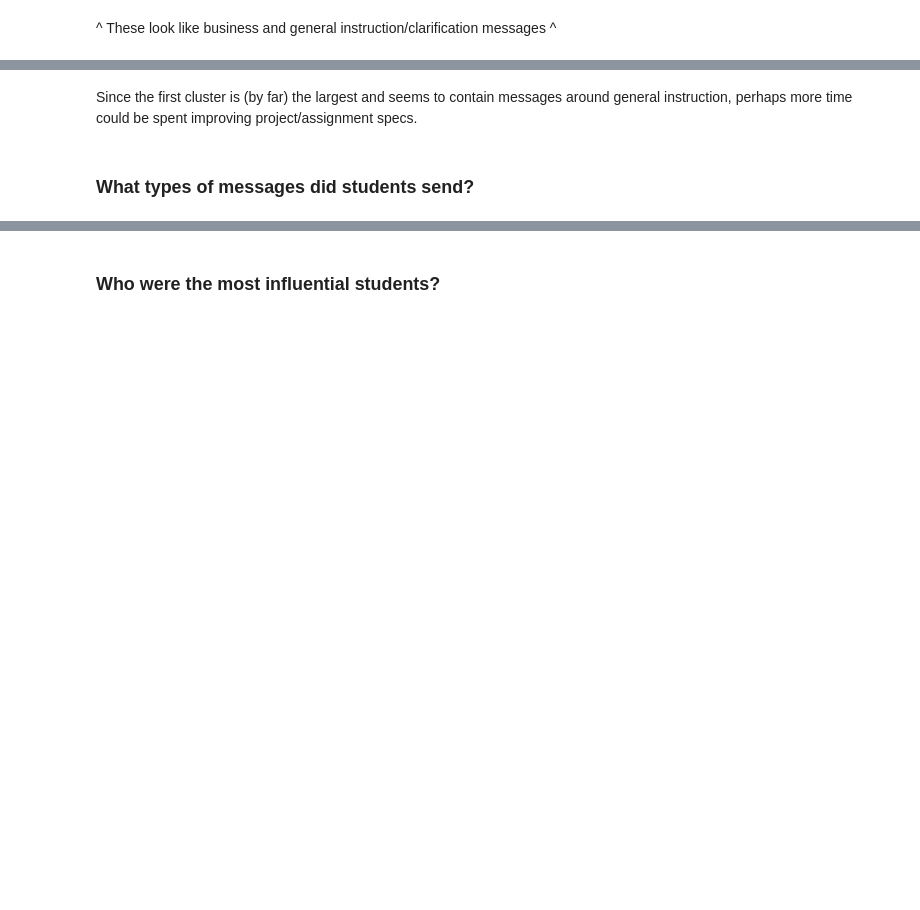
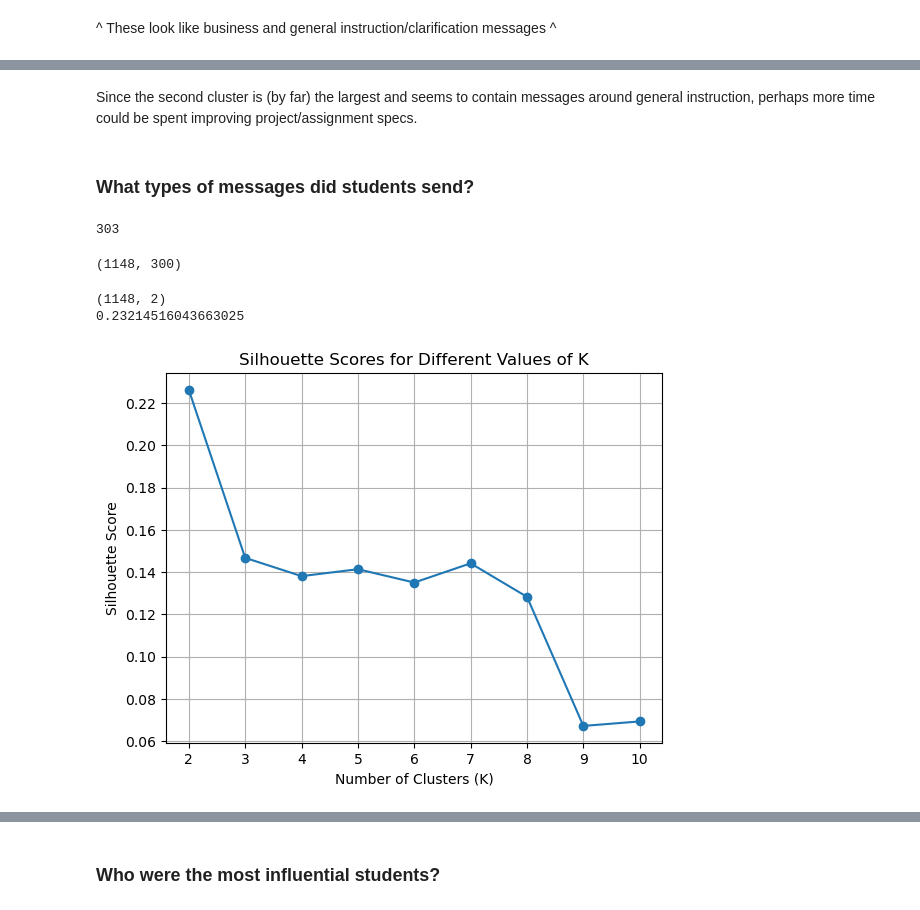
Before and after one commit to ethanp55/network_science, a Jupyter notebook: final_project.ipynb, the cells around one changed output, grey strips where cells are left out. Saved outputs shown, nothing was run; the diff lists cells and outputs as text; code cells hidden in the pictures; blank space fills up the shorter version.

```diff
--- a/final_project.ipynb
+++ b/final_project.ipynb
@@ -664,4 +665,32 @@ print(len(ta_0_messages_by_cluster[0]), len(ta_0_messages_by_cluster[1]))
 # %% [markdown]
-Since the first cluster is (by far) the largest and seems to contain messages around general instruction, perhaps more time could be spent improving project/assignment specs.
+Since the second cluster is (by far) the largest and seems to contain messages around general instruction, perhaps more time could be spent improving project/assignment specs.
 # %% [markdown]
 ### What types of messages did students send?
+# %%
+student_nodes = set()
+
+for _, row in nodes_data[['node', 'value']].iterrows():
+    node_id, node_value = row['node'], row['value']
+    if node_value == 'Student':
+        student_nodes.add(node_id)
+# %% [output]
+303
+# %%
+student_messages = [message for message in edges_data[edges_data['source'].isin(student_nodes)]['content'] if isinstance(message, str)]
+student_messages_embeddings = np.array([vectorize_message(nlp, message) for message in student_messages])
+assert len(student_messages) == len(student_messages_embeddings)
+student_messages_embeddings.shape
+# %% [output]
+(1148, 300)
+# %%
+pca = PCA(n_components=2)
+student_messages_embeddings_compressed = pca.fit_transform(student_messages_embeddings)
+print(student_messages_embeddings_compressed.shape)
+print(sum(pca.explained_variance_ratio_))
+# %% [output]
+(1148, 2)
+0.23214516043663025
+# %%
+k = find_optimal_k(student_messages_embeddings, show_plot=True)
+# %% [output]
+[figure, added]
```
Also changed, not shown: parts of 25 cells of this notebook, 1 other file.
